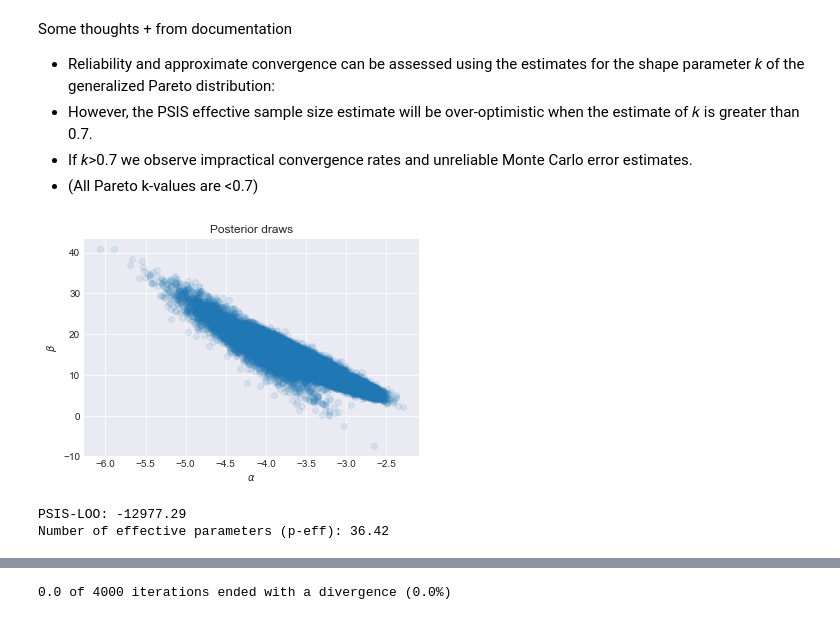
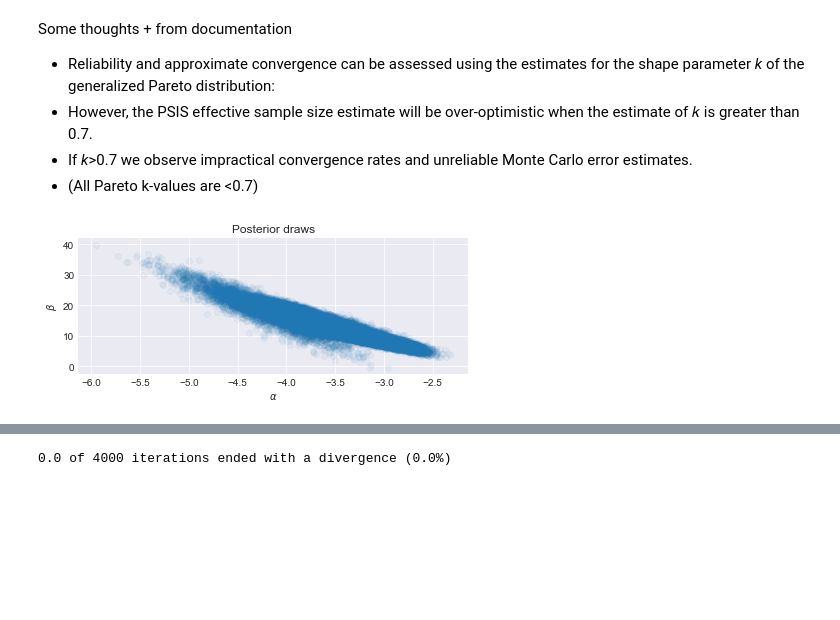
Before and after one commit to BirkirRey/BayesianBepipred, a Jupyter notebook: jakob_dennis/report_nissen_pohl.ipynb, the cells around one changed output, grey strips where cells are left out. Drawn from its saved outputs; the diff is of its cells as text; code cells hidden in the pictures; blank space fills up the shorter version.

```diff
--- a/jakob_dennis/report_nissen_pohl.ipynb
+++ b/jakob_dennis/report_nissen_pohl.ipynb
@@ -317,7 +337,7 @@ $epitopes \sim expit(\alpha_{aa} + \beta_{aa} \times pred)$
 # %%
 # load model
-with open('models/separate.stan') as f:
-    model_3_code = f.read()
+with open("models/separate.stan") as file:
+    model_2_code = file.read()
 
 # prepare data
 total_aminoacids = 0
@@ -346,13 +366,13 @@ for protein in data:
     index += length
 
 # run stan model
-standata_3 = {
-    'classes': len(mydict),
-    'total_aa': total_aminoacids,
+standata_2 = {
+    'n_classes': len(mydict),
+    'n_aa': total_aminoacids,
     'aa': aas,
     'epitopes': epitopes,
     'scores': scores
 }
-model_3 = pystan.StanModel(model_code=model_3_code, model_name='Model_3')
-fit_3 = model_3.sampling(data=standata_3)
-print(fit_3)
+model_2 = pystan.StanModel(model_code=model_2_code)
+fit_model_2 = model_2.sampling(data=standata_2)
+print(fit_model_2)
@@ -387,0 +400,17 @@ Text(0.5, 1.0, 'k-values')
+# %%
+# Calculate PSIS-LOO
+extract_2 = fit_model_2.extract()
+n_obs = len(extract_2['alpha'])
+model_2_loglik = np.empty((n_obs, standata_2['n_aa']), dtype=np.float32)
+mask = standata_2['epitopes'] == 1
+for i in range(4000):
+    a = extract_2['alpha'][i][aas-1]
+    b = extract_2['beta'][i][aas-1]
+    ps = expit(a + b*standata_2['scores'])
+    ps[~mask] = 1-ps[~mask]
+    model_2_loglik[i] = np.log(ps)
+
+model_2_loo, model_2_loos, model_2_ks = psis.psisloo(model_2_loglik)
+
+print("PSIS-LOO: {:.2f}".format(model_2_loo))
+print("Number of effective parameters (p-eff): {:.2f}".format(p_eff(model_2_loo, model_2_loglik)))
@@ -393,30 +435,11 @@ Some thoughts + from documentation
 - (All Pareto k-values are <0.7)
 # %%
 # Posterior sampling
-plt.scatter(extract_3['alpha'], extract_3['beta'], alpha = 0.1)
+plt.figure(figsize=(7, 2.5))
+plt.scatter(extract_2['alpha'], extract_2['beta'], alpha = 0.05)
 plt.title('Posterior draws')
 plt.xlabel(r'$\alpha$')
 plt.ylabel(r'$\beta$')
 plt.show()
 # %% [output]
-[figure, old version]
+[figure, new version]
-# %%
-# Calculate PSIS-LOO
-extract_3 = fit_3.extract()
-n_obs = len(extract_3['alpha'])
-model_3_loglik = np.empty((n_obs, standata_3['total_aa']), dtype=np.float32)
-mask = standata_3['epitopes'] == 1
-for i in range(4000):
-    a = extract_3['alpha'][i][aas-1]
-    b = extract_3['beta'][i][aas-1]
-    ps = expit(a + b*standata_3['scores'])
-    ps[~mask] = 1-ps[~mask]
-    model_3_loglik[i] = np.log(ps)
-
-model_3_loo, model_3_loos, model_3_ks = psis.psisloo(model_3_loglik)
-
-print("PSIS-LOO: {:.2f}".format(model_3_loo))
-print("Number of effective parameters (p-eff): {:.2f}".format(p_eff(model_3_loo, model_3_loglik)))
-# %% [output]
-PSIS-LOO: -12977.29
-Number of effective parameters (p-eff): 36.42
```
Also changed, not shown: parts of 57 cells of this notebook.
